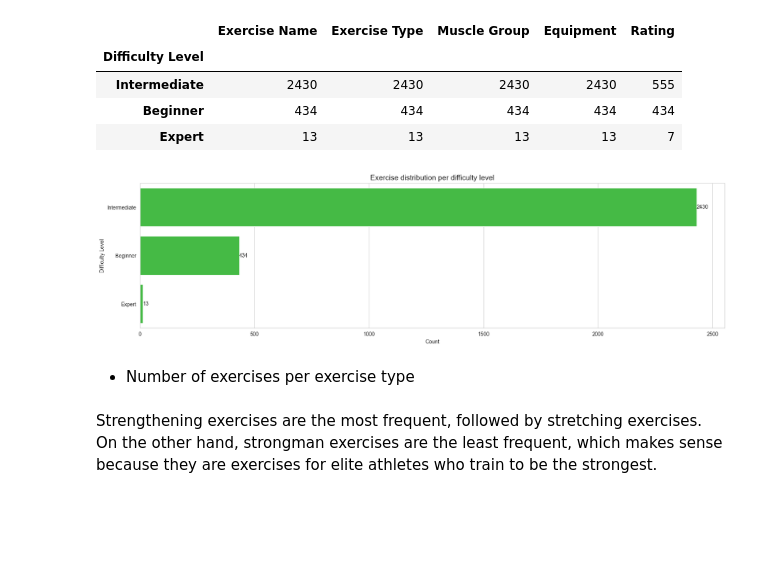
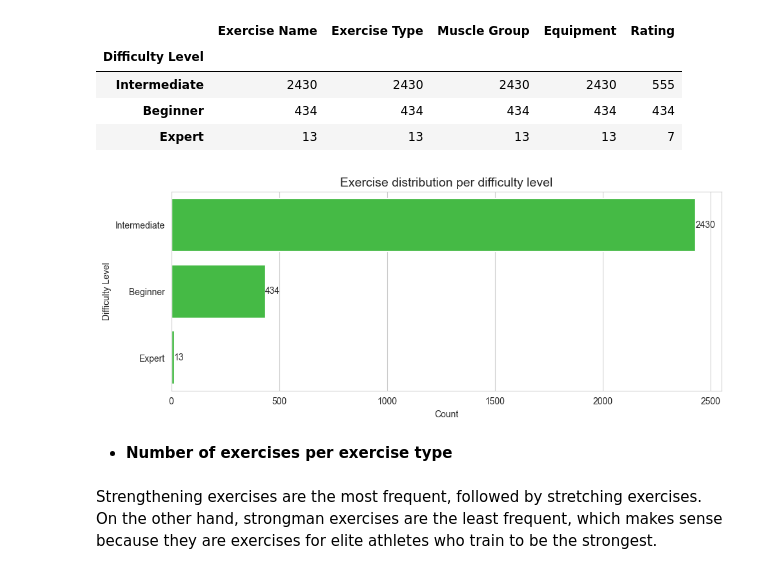
Before and after one commit to herrerovir/Gym-exercises-exploratory-data-analysis, a Jupyter notebook: notebooks/EDA-gym-exercises.ipynb, the cells around one changed output. Drawn from its saved outputs; the diff is of its cells as text; code cells hidden in the pictures; blank space fills up the shorter version.

```diff
--- a/notebooks/EDA-gym-exercises.ipynb
+++ b/notebooks/EDA-gym-exercises.ipynb
@@ -33,5 +33,5 @@ import matplotlib.pyplot as plt
 import seaborn as sns
 %matplotlib inline
 # %%
-gym_exercises_df = pd.read_csv(r"C:\Users\Virginia\Python\Python Projects\Gym-exercises-dataset.csv")
+gym_exercises_df = pd.read_csv("../data/raw/Gym-exercises-dataset.csv")
 # %% [markdown]
@@ -286,18 +282,17 @@ amount_exercises_difficulty
 | Beginner | 434 | 434 | 434 | 434 | 434 |
 | Expert | 13 | 13 | 13 | 13 | 7 |
 # %%
-amount_exercises_difficulty_graph = plt.figure(figsize = (20,5))
-sns.set_style("whitegrid")
+amount_exercises_difficulty_graph = plt.figure(figsize = (11, 4))
 ax = sns.barplot(data = amount_exercises_difficulty, y = "Difficulty Level", x = "Exercise Name", color = "limegreen")
 plt.ylabel("Difficulty Level")
 plt.xlabel("Count")
 plt.title("Exercise distribution per difficulty level", size = 14)
 for i in ax.containers:
     ax.bar_label(i,)
 # %% [output]
-[figure, old version]
+[figure, new version]
 # %% [markdown]
-* Number of exercises per exercise type
+- **Number of exercises per exercise type**
 # %% [markdown]
 Strengthening exercises are the most frequent, followed by stretching exercises. On the other hand, strongman exercises are the least frequent, which makes sense because they are exercises for elite athletes who train to be the strongest.
 # %%
```
Also changed, not shown: parts of 43 cells of this notebook.
